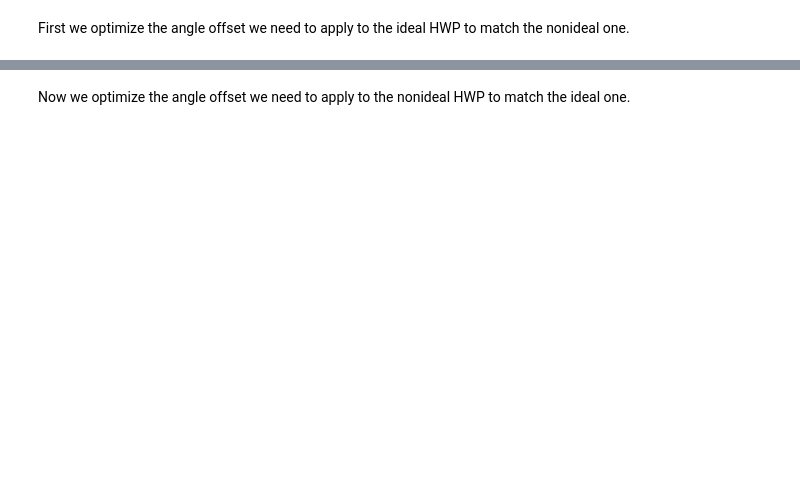
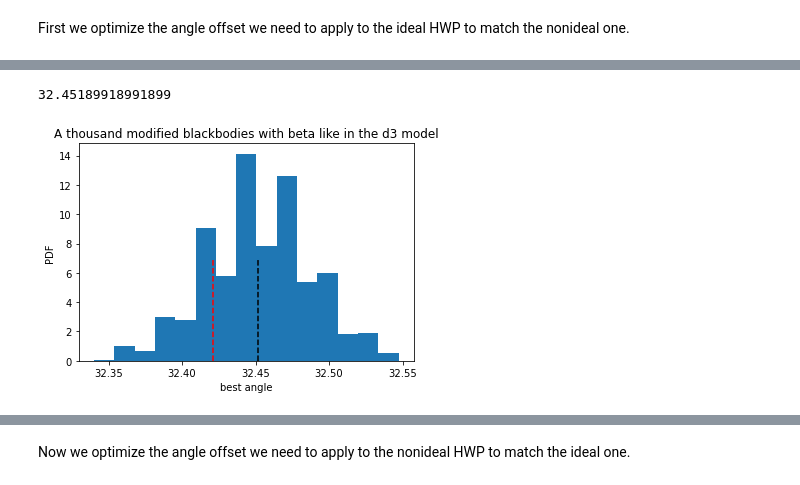
Before and after one commit to AdriJD/beamconv, a Jupyter notebook: notebooks/HWP_angle_offset.ipynb, the cells around one changed output, grey strips where cells are left out. Drawn from its saved outputs; the diff is of its cells as text; code cells hidden in the pictures; blank space fills up the shorter version.

```diff
--- a/notebooks/HWP_angle_offset.ipynb
+++ b/notebooks/HWP_angle_offset.ipynb
@@ -80,3 +107,15 @@ First we optimize the angle offset we need to apply to the ideal HWP to match th
+# %%
+plt.figure(1)
+plt.hist(minang, bins=15, density=True)
+plt.vlines(32.4212, ymin=0, ymax=7, colors ='r', ls='--')
+plt.vlines(np.average(minang), ymin=0, ymax=7, colors ='k', ls = '--')
+plt.xlabel('best angle')
+plt.ylabel('PDF')
+plt.title('A thousand modified blackbodies with beta like in the d3 model')
+print(np.average(minang))
+# %% [output]
+32.45189918991899
+[figure, added]
 # %%
 alphas = np.linspace(0, 90, 10)
 offsets = np.linspace(0, 90, 10000)
```
Also changed, not shown: parts of 7 cells of this notebook.
